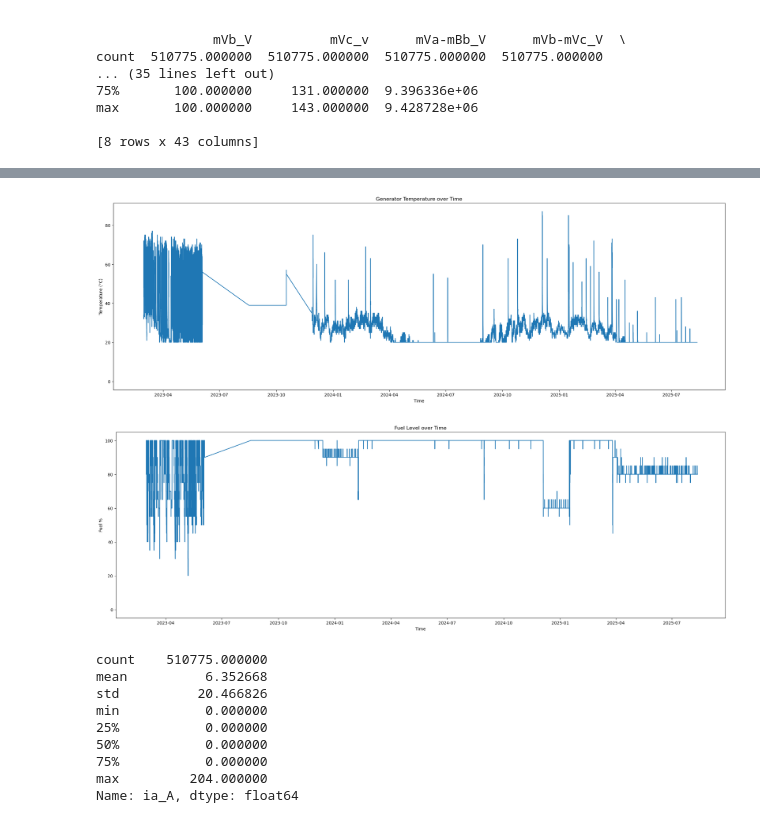
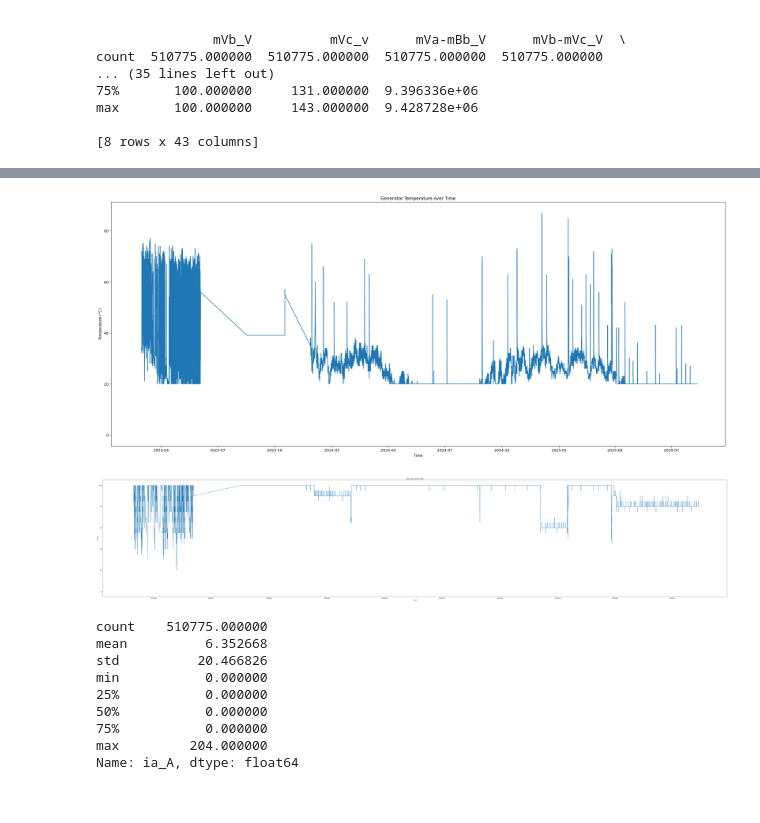
Before and after one commit to TarinaSnyman/PRJ_Generator-Monitoring-Solution_ML, a Jupyter notebook: Dataset/EDA_12318.ipynb, the cells around one changed output, grey strips where cells are left out. Cells and saved outputs as stored; diff of their text form; code cells hidden in the pictures.

```diff
--- a/Dataset/EDA_12318.ipynb
+++ b/Dataset/EDA_12318.ipynb
@@ -81,21 +92,24 @@ dtype: int64
 # %%
 # Plot key signals over time
-plt.figure(figsize=(26,8))
+plt.figure(figsize=(30,12))
 plt.plot(df['time'], df['temp_Degrees Celsius'])
 plt.title("Generator Temperature over Time")
 plt.xlabel("Time")
 plt.ylabel("Temperature (°C)")
 plt.show()
+# Temperature vs time — look for steady increases, spikes, or flat/stuck sensors
 # %% [output]
-[figure, old version]
+[figure, new version]
 # %%
-plt.figure(figsize=(26,8))
+plt.figure(figsize=(80,15))
 plt.plot(df['time'], df['fuel_%'])
 plt.title("Fuel Level over Time")
 plt.xlabel("Time")
 plt.ylabel("Fuel %")
 plt.show()
+# Fuel level over time. Watch for steady declines (normal consumption), sudden jumps (refuels),
+# or abrupt drops (possible sensor/measurement issues).
 # %% [output]
-[figure, old version]
+[figure, new version]
 # %%
 print(df['ia_A'].describe())
```
Also changed, not shown: parts of 21 cells of this notebook, 3 other files.
